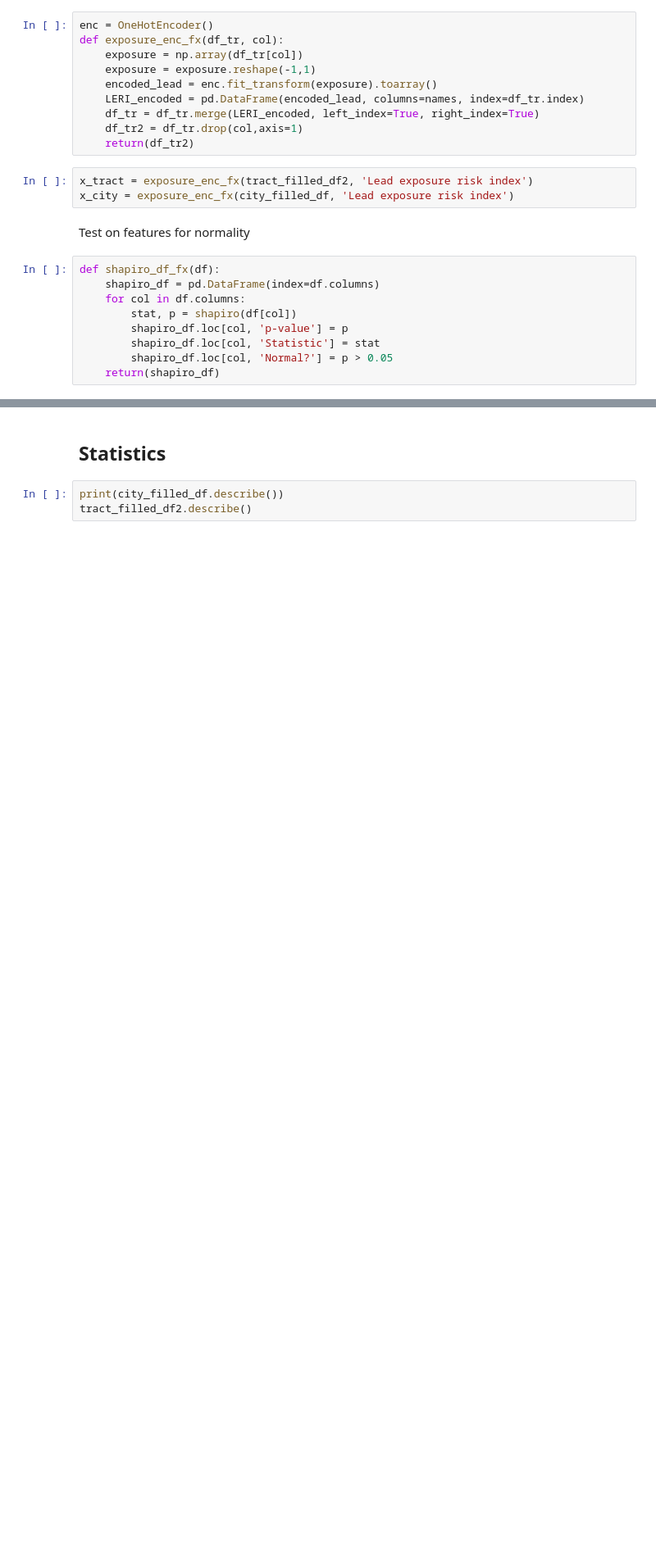
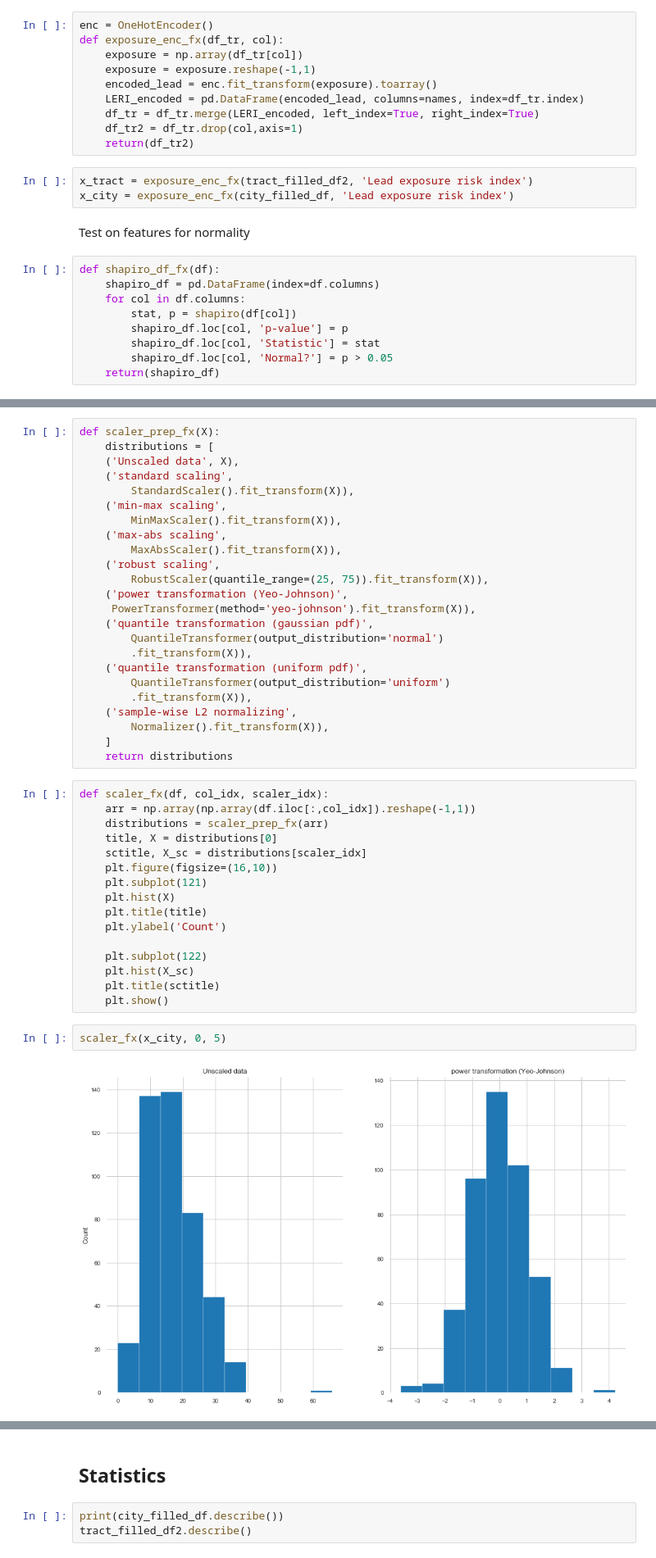
Before and after one commit to lilfetz22/Health_Scores_CAP2, a Jupyter notebook: scripts/Health_Scores_EDA.ipynb, the cells around one changed output, grey strips where cells are left out. Shown at 82% size. Saved outputs shown, nothing was run; the diff lists cells and outputs as text; blank space fills up the shorter version.

Commit message:
Scaling and tests for normalization

```diff
--- a/scripts/Health_Scores_EDA.ipynb
+++ b/scripts/Health_Scores_EDA.ipynb
@@ -707,0 +732,44 @@ normality_test_tract = shapiro_df_fx(x_tract)
+# %%
+def scaler_prep_fx(X):
+    distributions = [
+    ('Unscaled data', X),
+    ('standard scaling',
+        StandardScaler().fit_transform(X)),
+    ('min-max scaling',
+        MinMaxScaler().fit_transform(X)),
+    ('max-abs scaling',
+        MaxAbsScaler().fit_transform(X)),
+    ('robust scaling',
+        RobustScaler(quantile_range=(25, 75)).fit_transform(X)),
+    ('power transformation (Yeo-Johnson)',
+     PowerTransformer(method='yeo-johnson').fit_transform(X)),
+    ('quantile transformation (gaussian pdf)',
+        QuantileTransformer(output_distribution='normal')
+        .fit_transform(X)),
+    ('quantile transformation (uniform pdf)',
+        QuantileTransformer(output_distribution='uniform')
+        .fit_transform(X)),
+    ('sample-wise L2 normalizing',
+        Normalizer().fit_transform(X)),
+    ]
+    return distributions
+# %%
+def scaler_fx(df, col_idx, scaler_idx):
+    arr = np.array(np.array(df.iloc[:,col_idx]).reshape(-1,1))
+    distributions = scaler_prep_fx(arr)
+    title, X = distributions[0]
+    sctitle, X_sc = distributions[scaler_idx]
+    plt.figure(figsize=(16,10))
+    plt.subplot(121)
+    plt.hist(X)
+    plt.title(title)
+    plt.ylabel('Count')
+
+    plt.subplot(122)
+    plt.hist(X_sc)
+    plt.title(sctitle)
+    plt.show()
+# %%
+scaler_fx(x_city, 0, 5)
+# %% [output]
+[figure, added]
```
Also changed, not shown: parts of 36 cells of this notebook, 4 other files.
